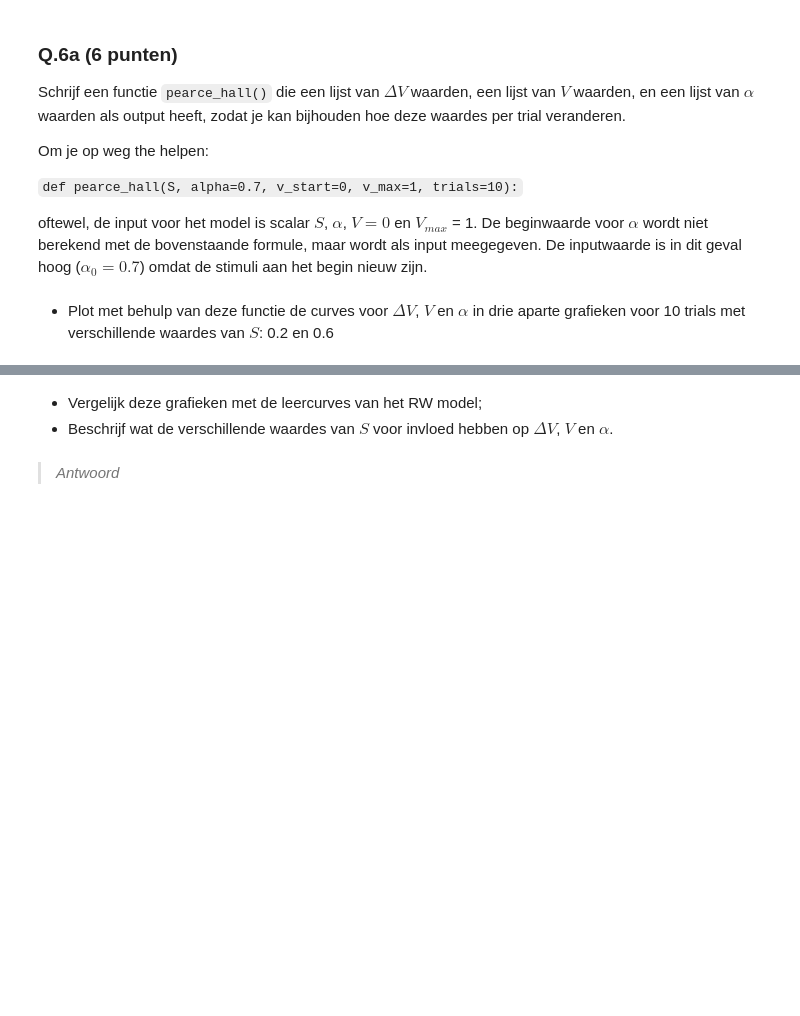
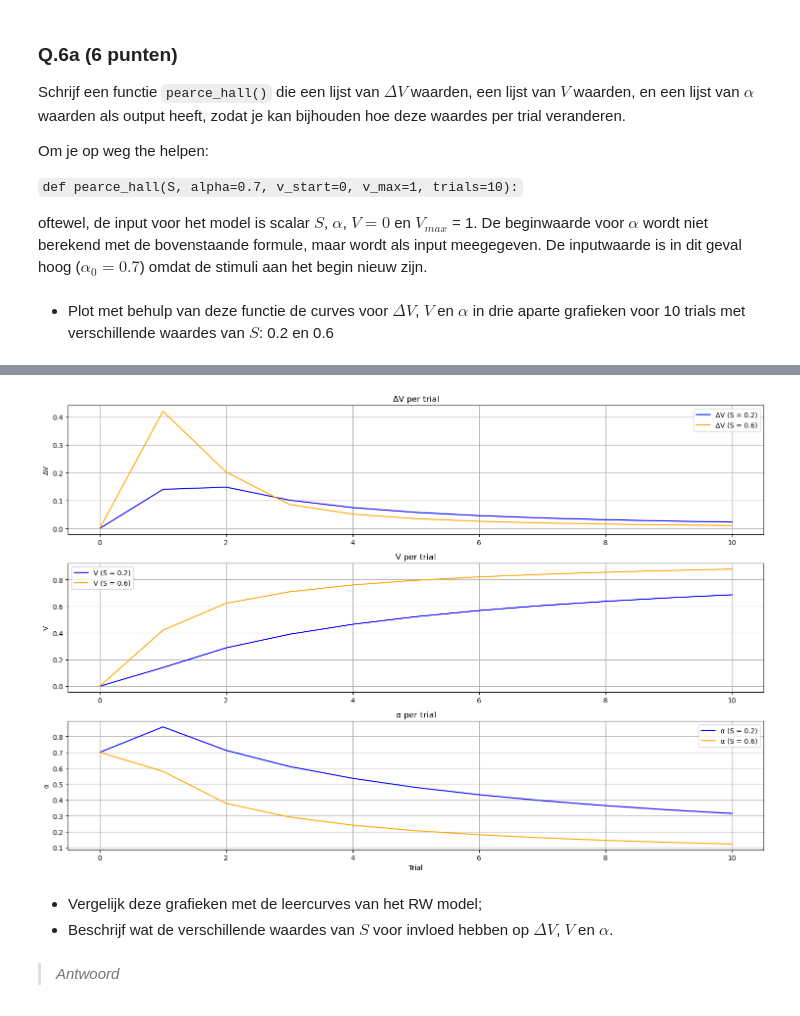
Before and after one commit to xsznr/CogMod, a Jupyter notebook: Assignment 1/Assignment_1.ipynb, the cells around one changed output, grey strips where cells are left out. Drawn from its saved outputs; the diff is of its cells as text; code cells hidden in the pictures; blank space fills up the shorter version.

```diff
--- a/Assignment 1/Assignment_1.ipynb
+++ b/Assignment 1/Assignment_1.ipynb
@@ -466,2 +525,21 @@ def pearce_hall():
+# %%
+def pearce_hall(S, alpha=0.7, v_start=0, v_max=1, trials=10):
+    # TO DO
+    v_values = [v_start]
+    delta_v_values = [0]
+    alpha_values = [alpha]
+
+    V = v_start
+
+    for _ in range(trials):
+        delta_v = alpha * S * (v_max - V)
+        V += delta_v
+        alpha = abs(v_max - V)
+
+        v_values.append(V)
+        delta_v_values.append(delta_v)
+        alpha_values.append(alpha)
+
+    return delta_v_values, v_values, alpha_values
 # %% [markdown]
 * Plot met behulp van deze functie de curves voor $\Delta V$, $V$ en $\alpha$ in drie aparte grafieken voor 10 trials met verschillende waardes van $S$: 0.2 en 0.6
@@ -469,0 +546,58 @@ def pearce_hall():
+# %%
+# TO DO plot
+import matplotlib.pyplot as plt
+
+print('S = 0.2 en 10 trials')
+scalar_0_2_met_10_trials = pearce_hall(0.2, 0.7, 0, 1, 10)
+print(scalar_0_2_met_10_trials[0])
+print(scalar_0_2_met_10_trials[1])
+print(scalar_0_2_met_10_trials[2])
+
+print('\nS = 0.6 en 10 trials')
+scalar_0_6_met_10_trials = pearce_hall(0.6, 0.7, 0, 1, 10)
+print(scalar_0_6_met_10_trials[0])
+print(scalar_0_6_met_10_trials[1])
+print(scalar_0_6_met_10_trials[2])
+
+delta_v_02 = scalar_0_2_met_10_trials[0]
+v_02 = scalar_0_2_met_10_trials[1]
+alpha_02 = scalar_0_2_met_10_trials[2]
+
+delta_v_06 = scalar_0_6_met_10_trials[0]
+v_06 = scalar_0_6_met_10_trials[1]
+alpha_06 = scalar_0_6_met_10_trials[2]
+
+trials = list(range(11))
+plt.figure(figsize=(15, 10))
+
+# ΔV
+plt.subplot(3, 1, 1)
+plt.plot(trials, delta_v_02, label='ΔV (S = 0.2)', color='blue')
+plt.plot(trials, delta_v_06, label='ΔV (S = 0.6)', color='orange')
+plt.title('ΔV per trial')
+plt.ylabel('ΔV')
+plt.legend()
+plt.grid(True)
+
+# V
+plt.subplot(3, 1, 2)
+plt.plot(trials, v_02, label='V (S = 0.2)', color='blue')
+plt.plot(trials, v_06, label='V (S = 0.6)', color='orange')
+plt.title('V per trial')
+plt.ylabel('V')
+plt.legend()
+plt.grid(True)
+
+# α
+plt.subplot(3, 1, 3)
+plt.plot(trials, alpha_02, label='α (S = 0.2)', color='blue')
+plt.plot(trials, alpha_06, label='α (S = 0.6)', color='orange')
+plt.title('α per trial')
+plt.xlabel('Trial')
+plt.ylabel('α')
+plt.legend()
+plt.grid(True)
+
+plt.tight_layout()
+plt.show()
+# %% [output]
@@ -470,3 +613,4 @@ def pearce_hall():
+[figure, added]
 # %% [markdown]
 * Vergelijk deze grafieken met de leercurves van het RW model;
 * Beschrijf wat de verschillende waardes van $S$ voor invloed hebben op $\Delta V$, $V$ en $\alpha$.
```
Also changed, not shown: parts of 23 cells of this notebook.
